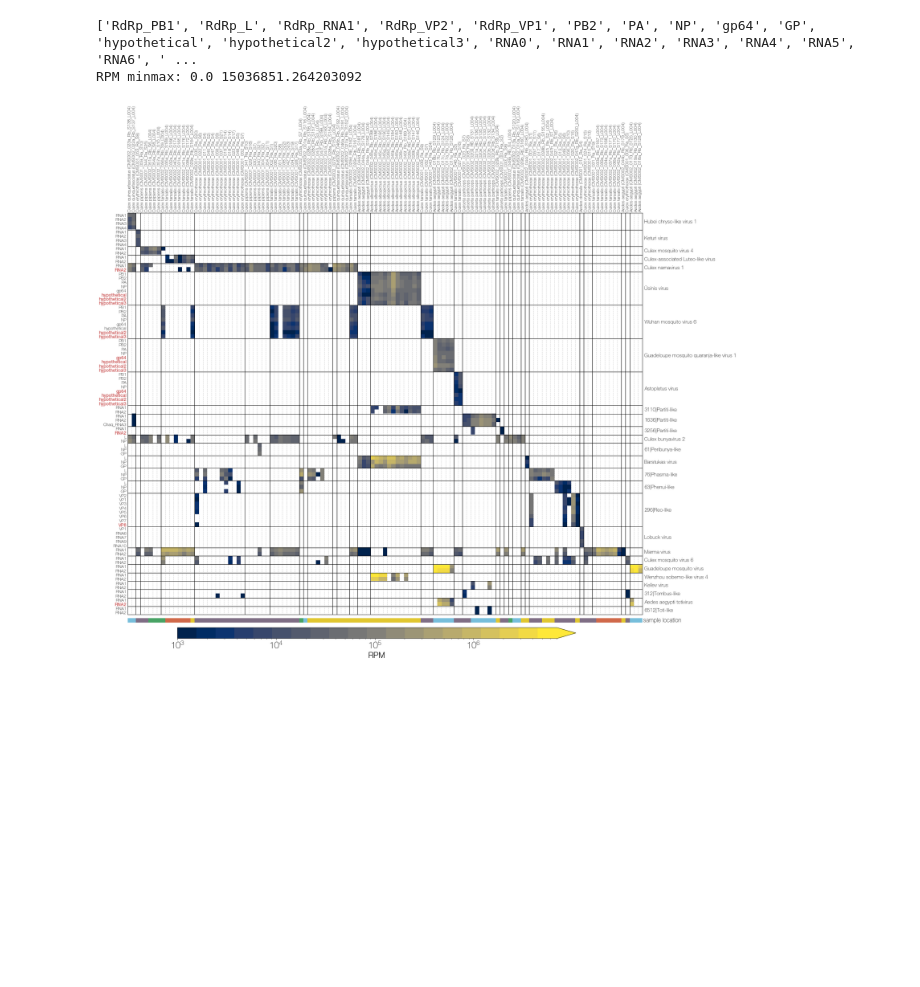
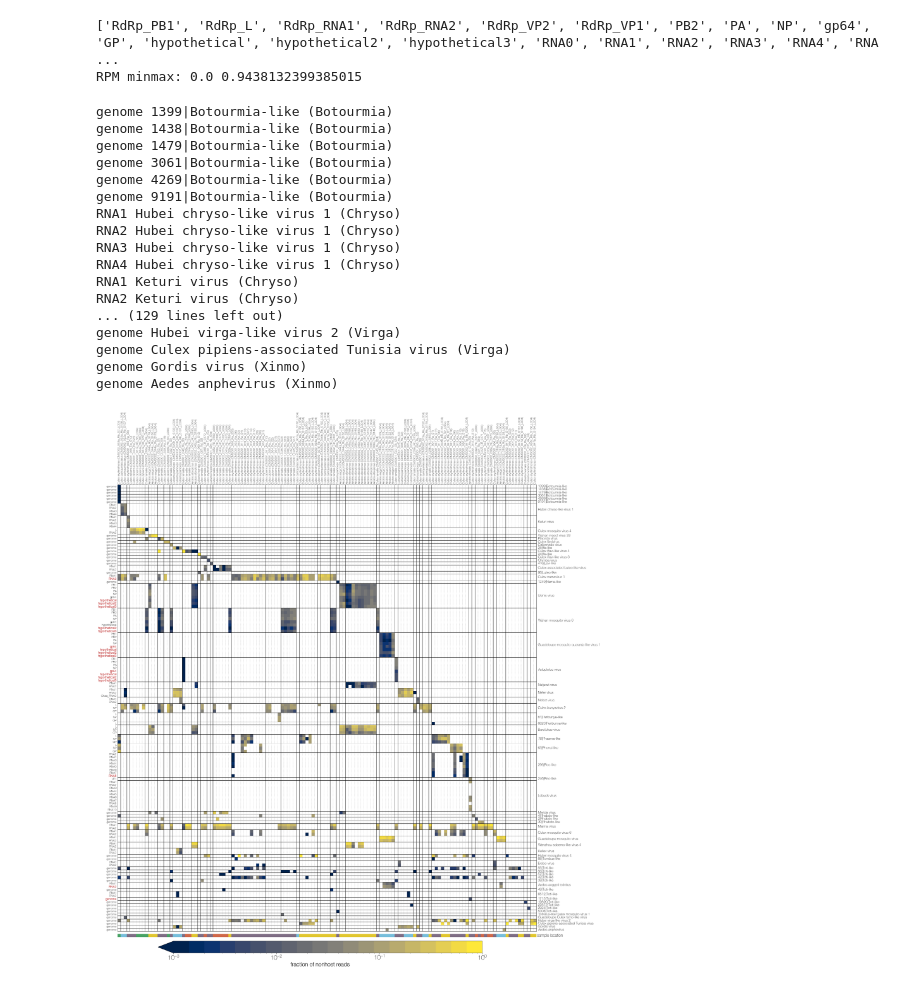
Before and after one commit to czbiohub-sf/california-mosquito-study, a Jupyter notebook: scripts/contig_cooccurrence.ipynb, the cells around one changed output. Saved outputs shown, nothing was run; the diff lists cells and outputs as text; code cells hidden in the pictures; blank space fills up the shorter version.

Commit message:
Update scripts, branch length figure.

```diff
--- a/scripts/contig_cooccurrence.ipynb
+++ b/scripts/contig_cooccurrence.ipynb
@@ -162,10 +118,11 @@ did_not_blast=[] ## keep track of what blasted
 species=lambda sample: '%s %s'%(metadata[sample]['ska_genus'],metadata[sample]['ska_species'])
 sample_loc=lambda sample: metadata[sample]['collected_by']
 
-order=['RdRp_PB1','RdRp_L','RdRp_RNA1','RdRp_VP2','RdRp_VP1','PB2','PA','NP','gp64','GP','hypothetical','hypothetical2','hypothetical3']+['RNA%d'%(i) for i in range(11)]+['VP%d'%(i) for i in range(11)]+['Chaq_RNA3']
+order=['RdRp_PB1','RdRp_L','RdRp_RNA1','RdRp_RNA2','RdRp_VP2','RdRp_VP1','PB2','PA','NP','gp64','GP','hypothetical','hypothetical2','hypothetical3']+['RNA%d'%(i) for i in range(12)]+['VP%d'%(i) for i in range(12)]+['Chaq_RNA3']
 
 print(order)
 # sort_RdRps=lambda k: (virus[k]['family'],summarise.index(int(k)) if int(k) in summarise else (-len(clusters[k])) ## sorting RdRp clusters by family, then cluster size
+# sort_RdRps=lambda k: (virus[k]['family'],-len(clusters[k]))
 sort_RdRps=lambda k: (virus[k]['family'],-len(clusters[k]))
 
 sort_segs=lambda k: -order.index(k) if k in order else k
@@ -200,11 +157,10 @@ for p,pol in enumerate(sorted(segmented_RdRps,key=sort_RdRps)):
         for clust in segment_clusters: ## iterate over each cluster
             members=clusters[clust] ## get member contigs
             for m in members:
-                B.append(blasted[m.sample][m.contig]) ## add boolean for blasting
-
-                length_matrix[row_name][m.sample]+=m.length ## add contig length
-                read_matrix[row_name][m.sample]+=(contig_reads[m.sample][m.contig] / total_reads[sample]*1e6) ## add read count
-
+                if m.contig in contig_info[m.sample]: ## check that contig is not contamination
+                    B.append(True if contig_info[m.sample][m.contig]['blasted']=='True' else False) ## check if contig blasted
+                    length_matrix[row_name][m.sample]+=m.length ## add contig length
+                    read_matrix[row_name][m.sample]+=(int(contig_info[m.sample][m.contig]['read_count']) / total_reads[m.sample]) ## read count fraction of total sample nonhost reads
         if B.count(False)>len(B)/2: ## count how many member contigs blasted
             did_not_blast.append(row_name)
 
@@ -213,8 +169,8 @@ lmatrix=pd.DataFrame(length_matrix,index=sample_order)
 
 print('RPM minmax:',min(rmatrix.min()),max(rmatrix.max()))
 # %% [output]
-['RdRp_PB1', 'RdRp_L', 'RdRp_RNA1', 'RdRp_VP2', 'RdRp_VP1', 'PB2', 'PA', 'NP', 'gp64', 'GP', 'hypothetical', 'hypothetical2', 'hypothetical3', 'RNA0', 'RNA1', 'RNA2', 'RNA3', 'RNA4', 'RNA5', 'RNA6', ' ...
-RPM minmax: 0.0 15036851.264203092
+['RdRp_PB1', 'RdRp_L', 'RdRp_RNA1', 'RdRp_RNA2', 'RdRp_VP2', 'RdRp_VP1', 'PB2', 'PA', 'NP', 'gp64', 'GP', 'hypothetical', 'hypothetical2', 'hypothetical3', 'RNA0', 'RNA1', 'RNA2', 'RNA3', 'RNA4', 'RNA ...
+RPM minmax: 0.0 0.9438132399385015
 # %%
 import textwrap
 
@@ -226,9 +182,8 @@ showing='reads'
 
 if showing=='reads':
     matrix=rmatrix
-#     norm=mpl.colors.LogNorm(vmin=1,vmax=15000000)
-    norm=mpl.colors.LogNorm(vmin=1000,vmax=7000000)
-    extend='max'
+    norm=mpl.colors.LogNorm(vmin=0.001,vmax=1.0)
+    extend='min'
 elif showing=='length':
     matrix=lmatrix
     norm=mpl.colors.Normalize(vmin=500,vmax=2500)
@@ -245,9 +200,9 @@ if subsetting==True:
     matrix=matrix.reindex(sorted(matrix.index,key=species))
 
 if subsetting:
-    base=16
+    base=20
 else:
-    base=25
+    base=30
 
 fig = plt.figure(figsize=(base, 1+base*(matrix.shape[1]/matrix.shape[0])),facecolor='w')
 gs = gridspec.GridSpec(1,1,wspace=0.05,hspace=0.0)
@@ -281,6 +236,7 @@ ax.set_xticklabels(matrix.index,rotation=90,size=12)
 ax.set_yticklabels(matrix.columns,size=14)
 
 for ticklabel in ax.get_yticklabels():
+    print(ticklabel.get_text())
     if ticklabel.get_text() in did_not_blast:
         ticklabel.set_color('indianred')
         ticklabel.set_fontweight(500)
@@ -337,38 +293,55 @@ else:
     ax.set_yticklabels([label.get_text().split(' ')[0] for label in ax.get_yticklabels()],size=12)
     ax.set_xticklabels(['%s (%s)'%(species(s),s) for s in sample_order])
 
 ax.tick_params(size=0)
 
 ax.vlines(np.arange(-0.5,len(matrix.index)-0.5,1.0),-0.5,len(matrix.columns)-0.5,color='lightgrey',lw=1,ls='--',zorder=0)
 
 ax.xaxis.set_label_position('bottom')
 ax.yaxis.set_label_position('right')
 
 ax.set_xlim(-0.5,len(matrix.index)-0.5)
 ax.set_ylim(len(matrix.columns)-0.5,-0.5)
 
 axcb = fig.add_axes([0.2, 0.09, 0.6, 0.02], frame_on=False)
 cb = mpl.colorbar.ColorbarBase(axcb,cmap=cmap,norm=norm,orientation='horizontal',extend=extend,alpha=1.0,drawedges=False)
 
 axcb.tick_params(labelsize=24)
 axcb.yaxis.set_label_position('right')
 axcb.yaxis.tick_left()
 
 if showing=='reads':
-    axcb.set_xlabel('RPM',size=22)
+    axcb.set_xlabel('fraction of nonhost reads',size=22)
 elif showing=='length':
     axcb.set_xlabel('contig length',labelpad=8,size=22)
 
-plt.savefig('/Users/evogytis/Documents/manuscripts/skeeters/figures/figSX_co-occurrence_%s.png'%(showing),dpi=300,bbox_inches='tight')
-plt.savefig('/Users/evogytis/Documents/manuscripts/skeeters/figures/figSX_co-occurrence_%s.pdf'%(showing),dpi=300,bbox_inches='tight')
+# plt.savefig('/Users/evogytis/Documents/manuscripts/skeeters/figures/figSX_co-occurrence_%s.png'%(showing),dpi=300,bbox_inches='tight')
+# plt.savefig('/Users/evogytis/Documents/manuscripts/skeeters/figures/figSX_co-occurrence_%s.pdf'%(showing),dpi=300,bbox_inches='tight')
 
-out=open('/Users/evogytis/Downloads/TableSX_cooccurrenceRPM.tsv','w')
+out=open('/Users/evogytis/Downloads/TableSX_cooccurrenceReadFractions.tsv','w')
 matrix.to_csv(out,sep='\t')
 out.close()
 
 plt.show()
 # %% [output]
+genome 1399|Botourmia-like (Botourmia)
+genome 1438|Botourmia-like (Botourmia)
+genome 1479|Botourmia-like (Botourmia)
+genome 3061|Botourmia-like (Botourmia)
+genome 4269|Botourmia-like (Botourmia)
+genome 9191|Botourmia-like (Botourmia)
+RNA1 Hubei chryso-like virus 1 (Chryso)
+RNA2 Hubei chryso-like virus 1 (Chryso)
+RNA3 Hubei chryso-like virus 1 (Chryso)
+RNA4 Hubei chryso-like virus 1 (Chryso)
+RNA1 Keturi virus (Chryso)
+RNA2 Keturi virus (Chryso)
+... (129 lines left out)
+genome Hubei virga-like virus 2 (Virga)
+genome Culex pipiens-associated Tunisia virus (Virga)
+genome Gordis virus (Xinmo)
+genome Aedes anphevirus (Xinmo)
-[figure, old version]
+[figure, new version]
 # %%
 import textwrap
 
```
Also changed, not shown: parts of 2 cells of this notebook, 3 other files.
